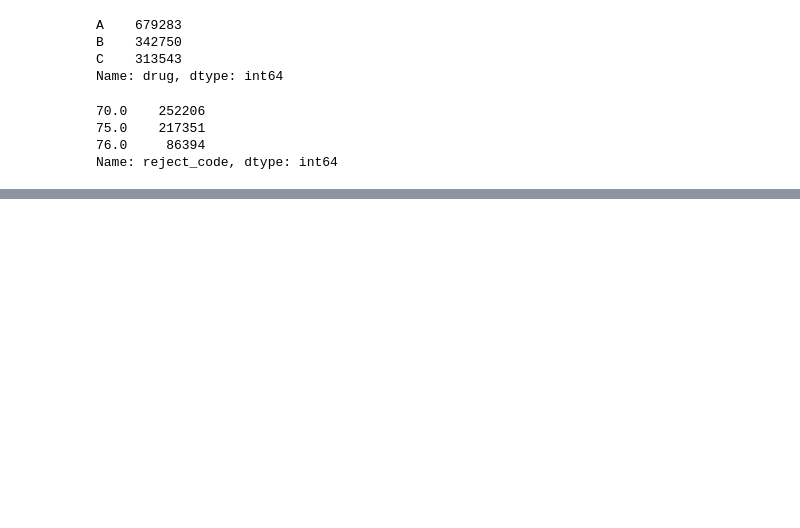
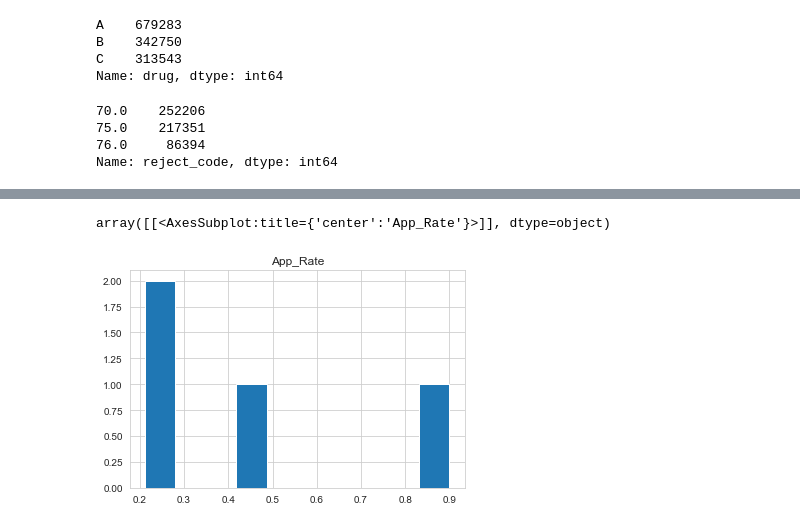
Before and after one commit to xushuo0/CoverMyMeds_Project, a Jupyter notebook: CoverMyMeds Notebook.ipynb, the cells around one changed output, grey strips where cells are left out. Cells and saved outputs as stored; diff of their text form; code cells hidden in the pictures; blank space fills up the shorter version.

```diff
--- a/CoverMyMeds Notebook.ipynb
+++ b/CoverMyMeds Notebook.ipynb
@@ -141,0 +177,15 @@ Name: reject_code, dtype: int64
+# %%
+App_Rate_999001 = App_999001/Tot_999001
+App_Rate_417614 = App_417614/Tot_417614
+App_Rate_417740 = App_417740/Tot_417740
+App_Rate_417380 = App_417380/Tot_417380
+# %%
+Company = ['999001','417614','417740','417380']
+# %%
+App_Rate = [App_Rate_999001, App_Rate_417614, App_Rate_417740, App_Rate_417380]
+# %%
+AppRate = {
+    "Company": Company,
+    "App_Rate": App_Rate
+}
+AppRatedf = pd.DataFrame(AppRate)
@@ -141,0 +200,5 @@ Name: reject_code, dtype: int64
+# %%
+AppRatedf.hist(column='App_Rate')
+# %% [output]
+array([[<AxesSubplot:title={'center':'App_Rate'}>]], dtype=object)
+[figure, added]
```
Also changed, not shown: parts of 18 cells of this notebook.
